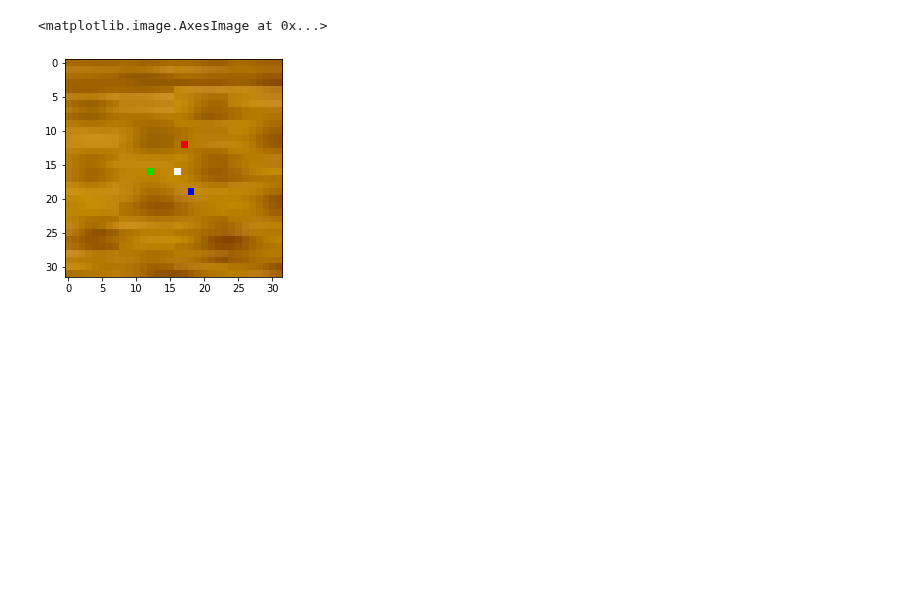
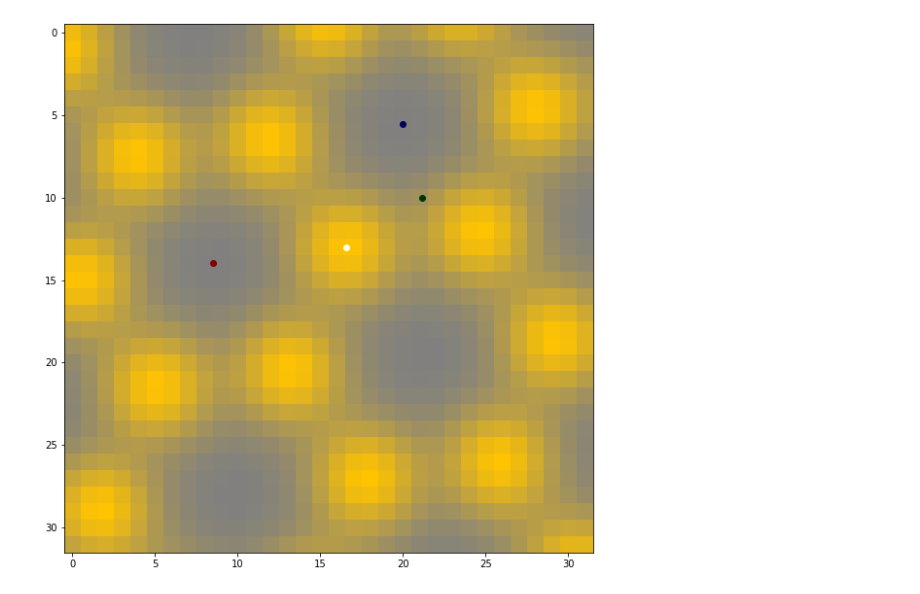
Before and after one commit to DanielMGlazer/HexogonalMLProject, a Jupyter notebook: Image predictions.ipynb, the cells around one changed output. Cells and saved outputs as stored; diff of their text form; code cells hidden in the pictures; blank space fills up the shorter version.

```diff
--- a/Image predictions.ipynb
+++ b/Image predictions.ipynb
@@ -92,8 +81,25 @@ def color_im(arr):
-# %%
-im_arr=color_im(im_arr)
-plt.figure()
-ax = plt.subplot(1,1,1)
-ax.imshow(im_arr)
-# %% [output]
-<matplotlib.image.AxesImage at 0x...>
-[figure, removed]
+# %%
+#Method for separting label array into useful data points
+def split_label(labels):
+    center_atom=np.array([labels[0],labels[1]])*32
+    neighborvec1=np.array([labels[2],labels[3]])*32
+    neighborvec2=np.array([labels[4],labels[5]])*32
+    neighborvec3=np.array([labels[6],labels[7]])*32
+    neighbors=[]
+    neighbors.append(center_atom+neighborvec1)
+    neighbors.append(center_atom+neighborvec2)
+    neighbors.append(center_atom+neighborvec3)
+    return center_atom , neighbors
+
+#Methods for coloring in the central atom and labels on the images.
+def plot_labels():
+    plt.plot(center_atom[0],center_atom[1],'o',color='white')
+    plt.plot(neighbors[0][0],neighbors[0][1],'o',color='red')
+    plt.plot(neighbors[1][0],neighbors[1][1],'o',color='green')
+    plt.plot(neighbors[2][0],neighbors[2][1],'o',color='blue')
+
+def plot_test_labels():
+    plt.plot(center_atom_t[0],center_atom_t[1],'o',color='xkcd:off white')
+    plt.plot(neighbors_t[0][0],neighbors_t[0][1],'o',color='xkcd:dark red')
+    plt.plot(neighbors_t[1][0],neighbors[1][1],'o',color='xkcd:dark green')
+    plt.plot(neighbors_t[2][0],neighbors_t[2][1],'o',color='xkcd:dark blue')
@@ -99,0 +110,11 @@ ax.imshow(im_arr)
+# %%
+prediction_plots_dir=os.path.join('Prediction_Plots',datetime.datetime.now().strftime("%m_%d"))
+
+fig = plt.figure(figsize = (10, 10))
+ax = plt.subplot(1,1,1)
+ax.imshow(test_im_arr/255)
+#plot_labels()
+plot_test_labels()
+#plt.savefig(os.path.join(prediction_plots_dir,"train_image_results_0_"+model_name))
+# %% [output]
+[figure, added]
```
Also changed, not shown: parts of 7 cells of this notebook, 2 other files.
